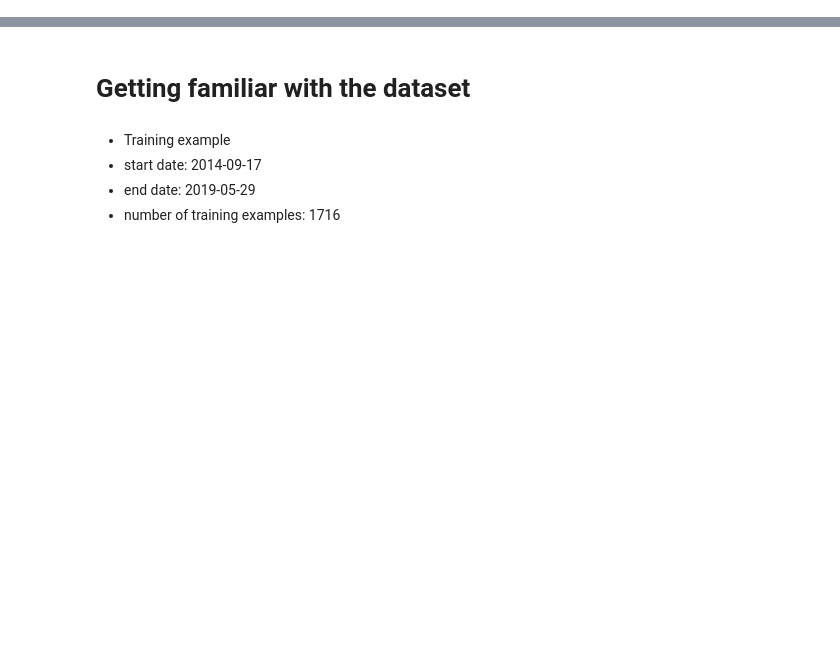
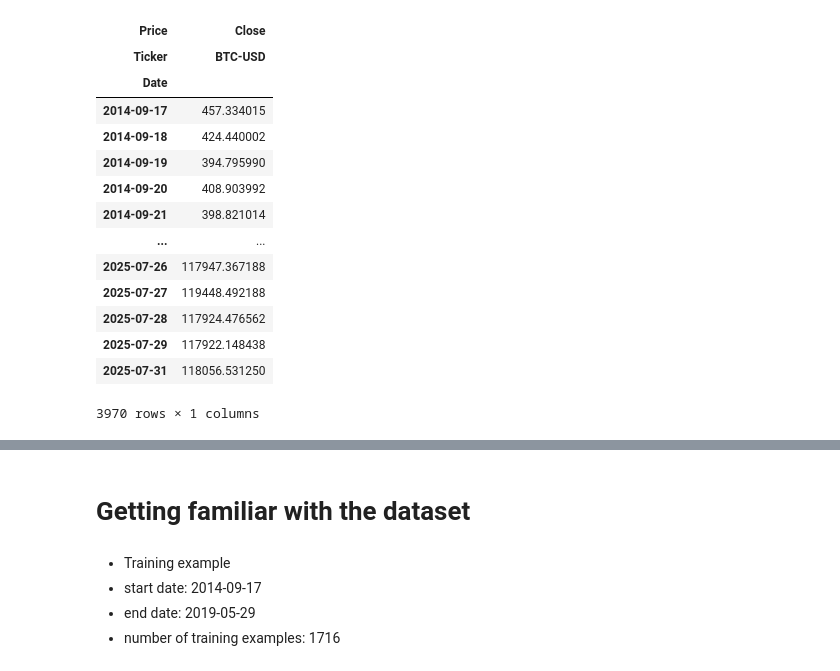
Before and after one commit to Sina-Akhavi/bitcoin-timeseries-Forecasting, a Jupyter notebook: arima_bitcoin_predictions.ipynb, the cells around one changed output, grey strips where cells are left out. Cells and saved outputs as stored; diff of their text form; code cells hidden in the pictures; blank space fills up the shorter version.

```diff
--- a/arima_bitcoin_predictions.ipynb
+++ b/arima_bitcoin_predictions.ipynb
@@ -60,3 +53,22 @@ df
+# %%
+close_df = dataframe[['Close']]
+close_df
+# %% [output]
+| Price | Close |
+| Ticker | BTC-USD |
+| Date |  |
+| 2014-09-17 | 457.334015 |
+| 2014-09-18 | 424.440002 |
+| 2014-09-19 | 394.795990 |
+| 2014-09-20 | 408.903992 |
+| 2014-09-21 | 398.821014 |
+| ... | ... |
+| 2025-07-26 | 117947.367188 |
+| 2025-07-27 | 119448.492188 |
+| 2025-07-28 | 117924.476562 |
+| 2025-07-29 | 117922.148438 |
+| 2025-07-31 | 118056.531250 |
+3970 rows × 1 columns
 # %%
 import numpy as np, pandas as pd, matplotlib.pyplot as plt
 import math
```
Also changed, not shown: parts of 8 cells of this notebook.
